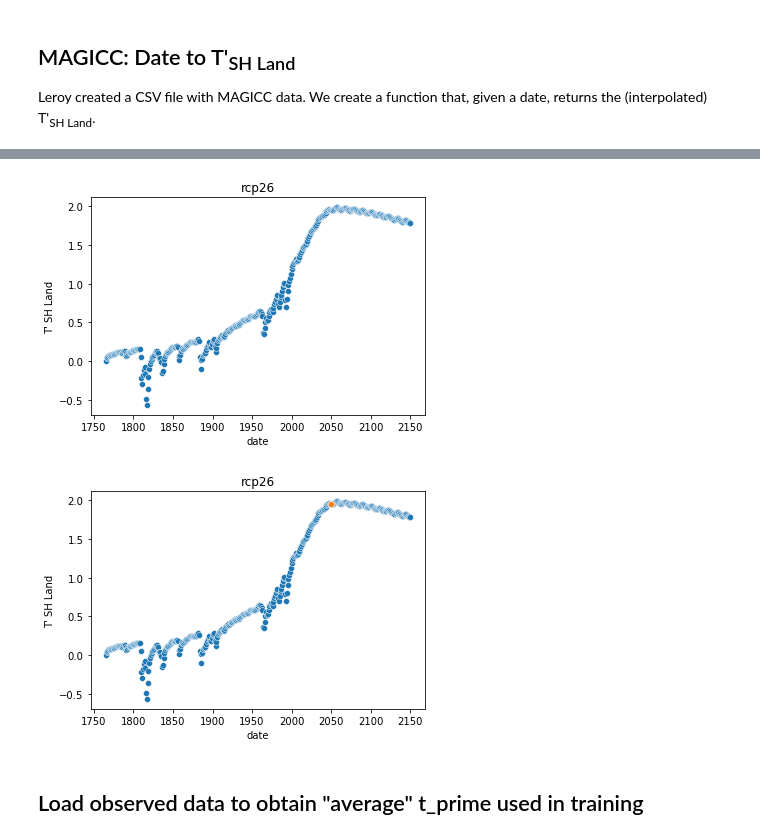
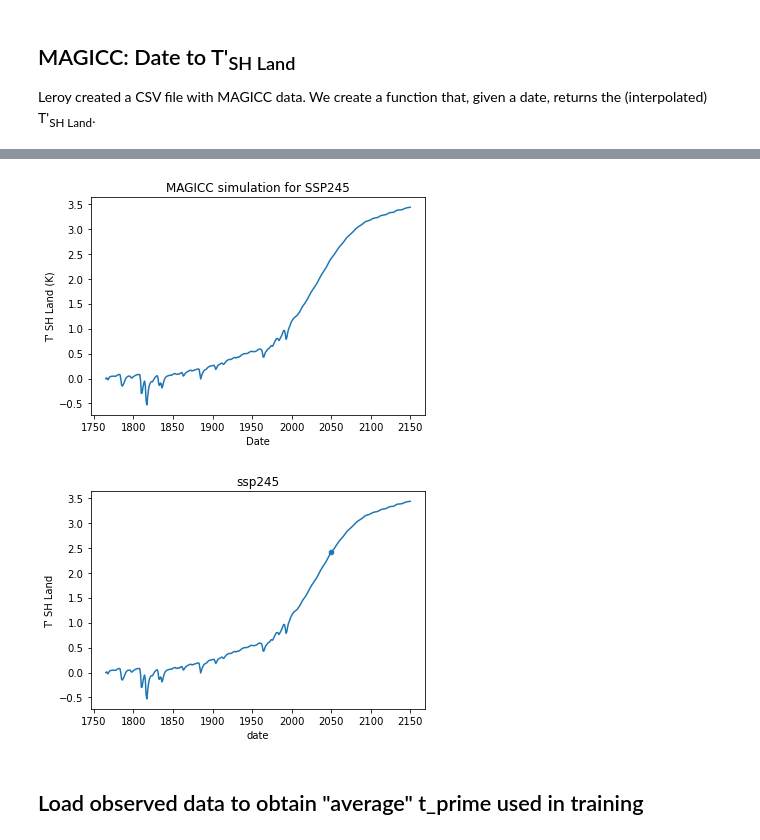
Before and after one commit to bodekerscientific/SPG, a Jupyter notebook: notebooks/make-non-stationary.ipynb, the cells around one changed output, grey strips where cells are left out. Saved outputs shown, nothing was run; the diff lists cells and outputs as text; code cells hidden in the pictures.

```diff
--- a/notebooks/make-non-stationary.ipynb
+++ b/notebooks/make-non-stationary.ipynb
@@ -18,12 +19,14 @@ from scipy.optimize import curve_fit
 from magicc import Magicc
 from stationary_converter import StationaryConverter
 # %%
+#pathway = "ssp119"
 #pathway = "rcp85"
-#pathway = "ssp245"
-pathway = "rcp26"
+pathway = "ssp245"
+#pathway = "rcp26"
 
+#location = "auckland"
+#location = "tauranga"
 #location = "christchurch"
-#location = "tauranga"
 location = "dunedin"
 
 spg_run = 1
@@ -224,25 +272,26 @@ magicc.df.head()
 | 1768-01-01 | 0.063496 | 0.063496 | 0.063496 | 0.063496 | -0.023505 | -0.023505 | -0.023505 | -0.023505 | -0.023505 | -0.023505 | -0.023505 |
 | 1769-01-01 | 0.075762 | 0.075762 | 0.075762 | 0.075762 | 0.013411 | 0.013411 | 0.013411 | 0.013411 | 0.013411 | 0.013411 | 0.013411 |
 # %%
-ax = sns.scatterplot(x=magicc.df.index, y=magicc.df[pathway])
-ax.set_title(pathway)
-ax.set_ylabel("T' SH Land")
+ax = sns.lineplot(x=magicc.df.index, y=magicc.df[pathway])
+ax.set_title(f"MAGICC simulation for {pathway.upper()}")
+ax.set_ylabel("T' SH Land (K)")
+ax.set_xlabel("Date")
 None # don't return a value
 # %% [output]
-[figure, old version]
+[figure, new version]
 # %%
 # Demonstrate that the interpolation gives the expected results
-ax = sns.scatterplot(x=magicc.df.index, y=magicc.df[pathway])
+ax = sns.lineplot(x=magicc.df.index, y=magicc.df[pathway])
 
 date = np.datetime64("2050-06-01")
-convert_date_to_t_tprime = magicc.create_interpolator(pathway)
-sns.scatterplot(x=[date], y=convert_date_to_t_tprime(date))
+convert_date_to_tprime = magicc.create_interpolator(pathway)
+sns.scatterplot(x=[date], y=convert_date_to_tprime(date))
 
 ax.set_title(pathway)
 ax.set_ylabel("T' SH Land")
 None # don't return a value
 # %% [output]
-[figure, old version]
+[figure, new version]
 # %% [markdown]
 ## Load observed data to obtain "average" t_prime used in training
 # %%
```
Also changed, not shown: parts of 25 cells of this notebook.
